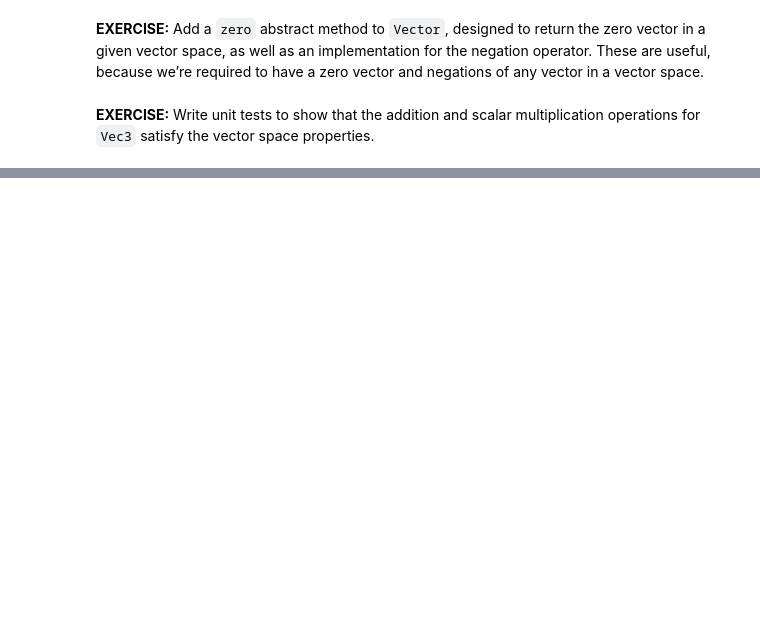
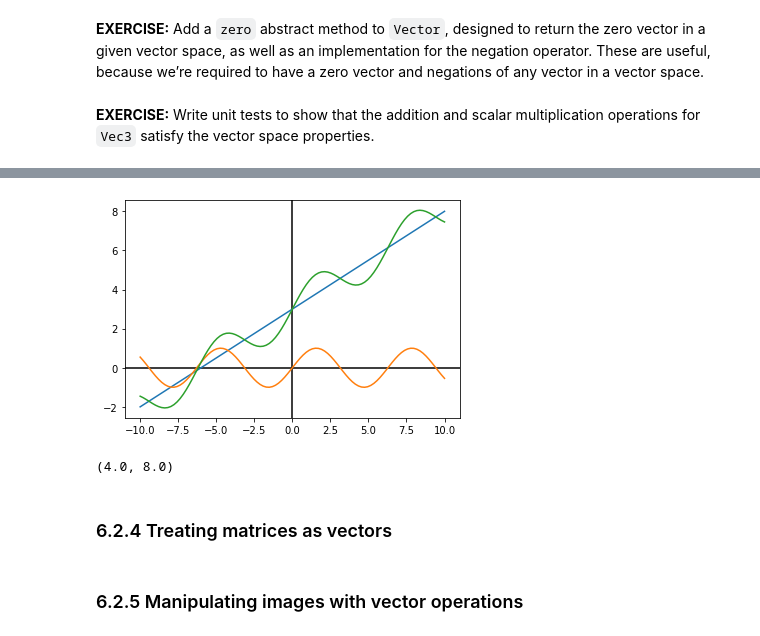
Before and after one commit to saradhimpardha/math_for_programmers, a Jupyter notebook: chapter_06/chapter_06_exercise.ipynb, the cells around one changed output, grey strips where cells are left out. Saved outputs shown, nothing was run; the diff lists cells and outputs as text; code cells hidden in the pictures; blank space fills up the shorter version.

```diff
--- a/chapter_06/chapter_06_exercise.ipynb
+++ b/chapter_06/chapter_06_exercise.ipynb
@@ -320,0 +727,9 @@ for i in range(0,100):
+# %%
+def add_functions(f,g):
+    def new_function(x):
+        return f(x) + g(x)
+    return new_function
+# %%
+plot([f, g, add_functions(f,g)], -10, 10)
+# %% [output]
+[figure, added]
@@ -320,0 +741,6 @@ for i in range(0,100):
+# %%
+f(2), scale_function(f,2)(2)
+# %% [output]
+(4.0, 8.0)
+# %% [markdown]
+### 6.2.4 Treating matrices as vectors
@@ -320,0 +769,2 @@ for i in range(0,100):
+# %% [markdown]
+### 6.2.5 Manipulating images with vector operations
```
Also changed, not shown: parts of 114 cells of this notebook.
